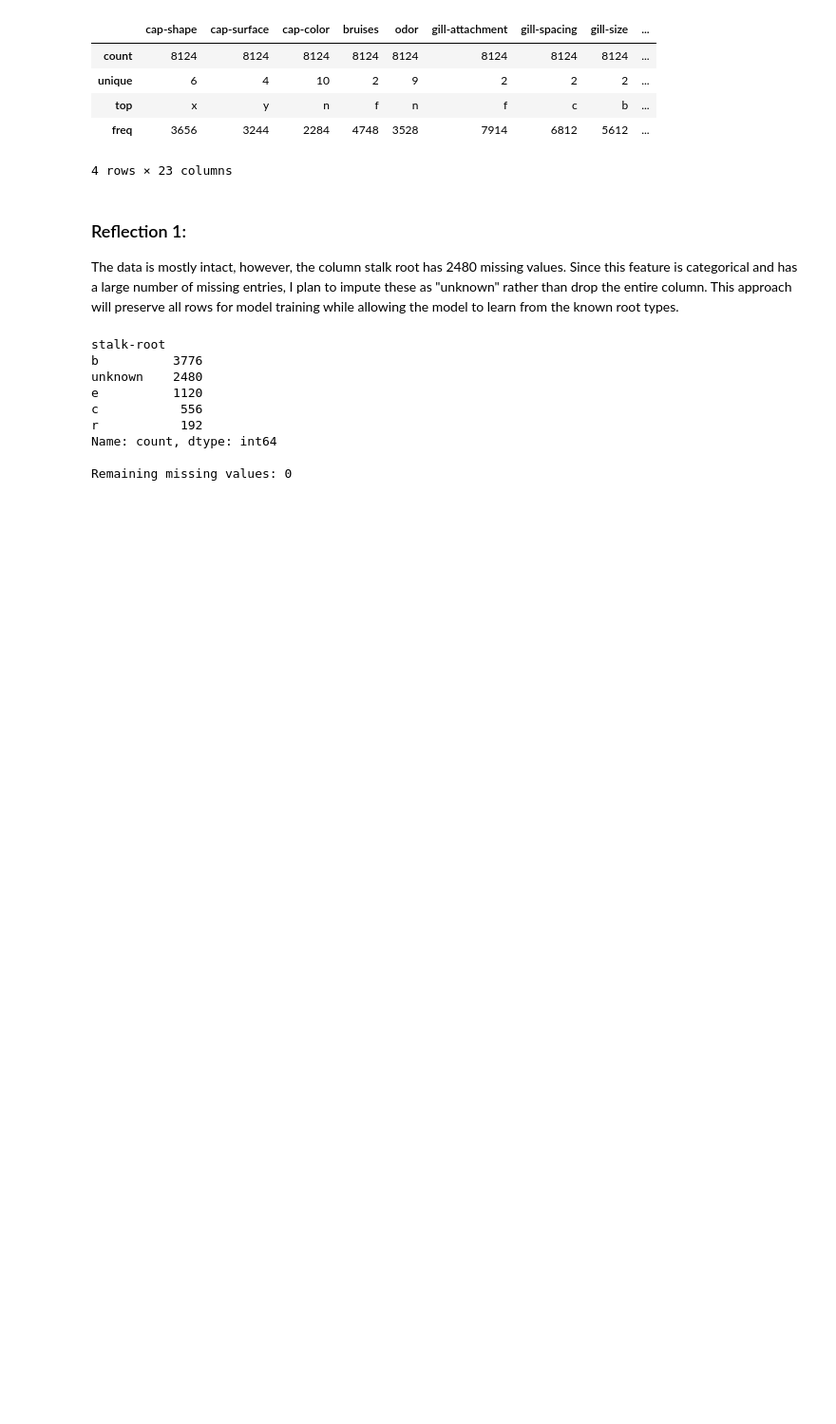
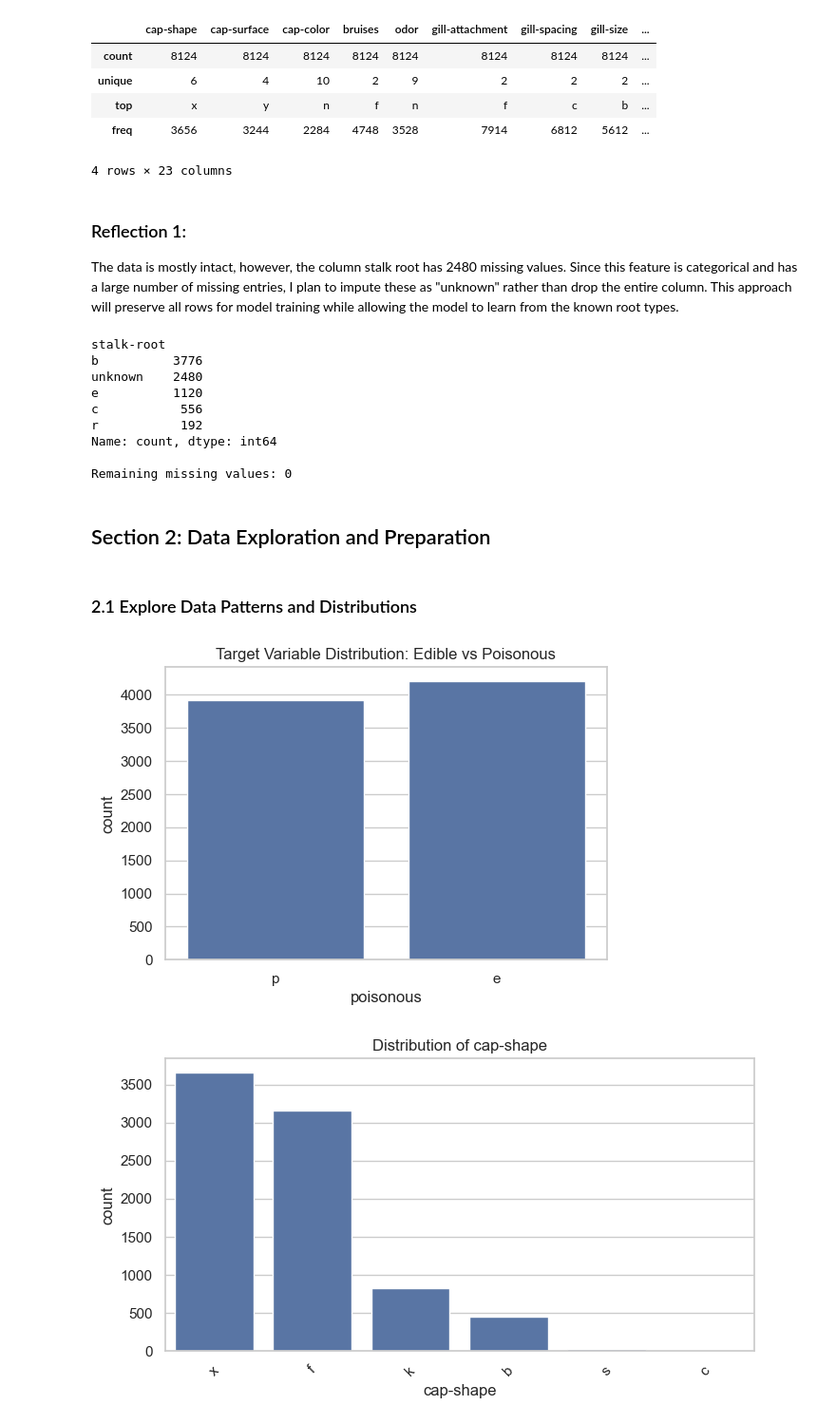
Before and after one commit to LFoster03/ml-midterm-foster, a Jupyter notebook: classification_foster.ipynb, the cells around one changed output. Shown at 95% size. Drawn from its saved outputs; the diff is of its cells as text; code cells hidden in the pictures; blank space fills up the shorter version.

```diff
--- a/classification_foster.ipynb
+++ b/classification_foster.ipynb
@@ -157,3 +160,29 @@ r           192
 Name: count, dtype: int64
 
 Remaining missing values: 0
+# %% [markdown]
+## Section 2: Data Exploration and Preparation
+# %% [markdown]
+### 2.1 Explore Data Patterns and Distributions
+# %%
+# Set general plotting style
+sns.set(style="whitegrid")
+
+# Count plot of the target variable
+plt.figure(figsize=(6,4))
+sns.countplot(x='poisonous', data=mushroom_df)
+plt.title("Target Variable Distribution: Edible vs Poisonous")
+plt.show()
+
+# Count plots for a few categorical features
+categorical_features = ['cap-shape', 'cap-surface', 'cap-color', 'odor', 'stalk-root']
+
+for col in categorical_features:
+    plt.figure(figsize=(8,4))
+    sns.countplot(x=col, data=mushroom_df, order=mushroom_df[col].value_counts().index)
+    plt.title(f"Distribution of {col}")
+    plt.xticks(rotation=45)
+    plt.show()
+# %% [output]
+[figure, added]
+[figure, added]
```
Also changed, not shown: parts of 20 cells of this notebook, 1 other file.
